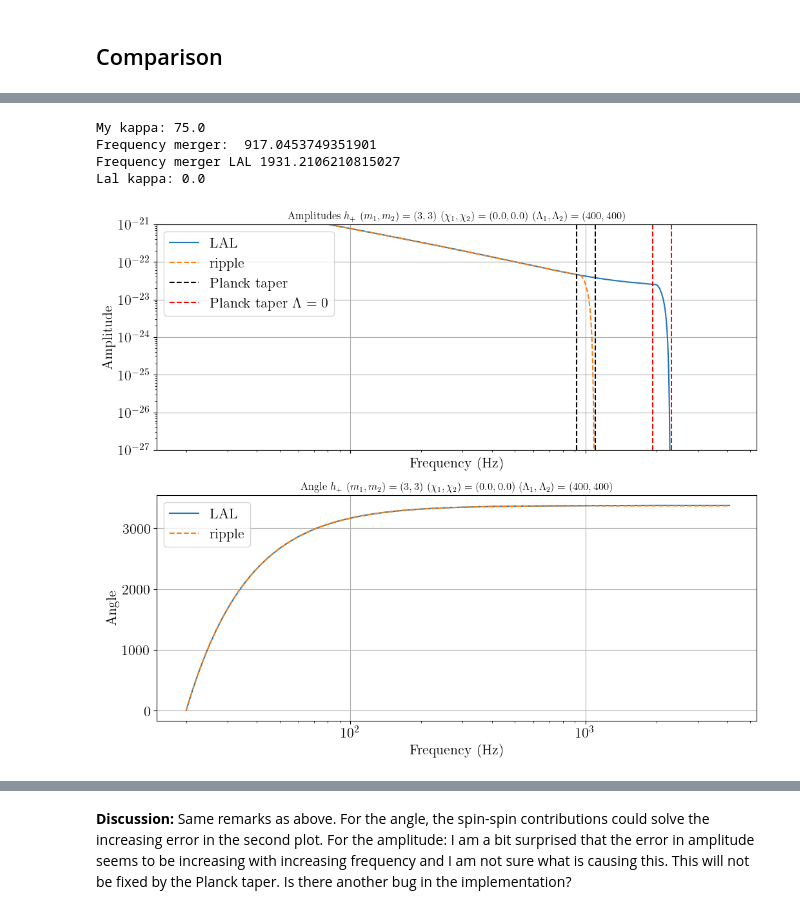
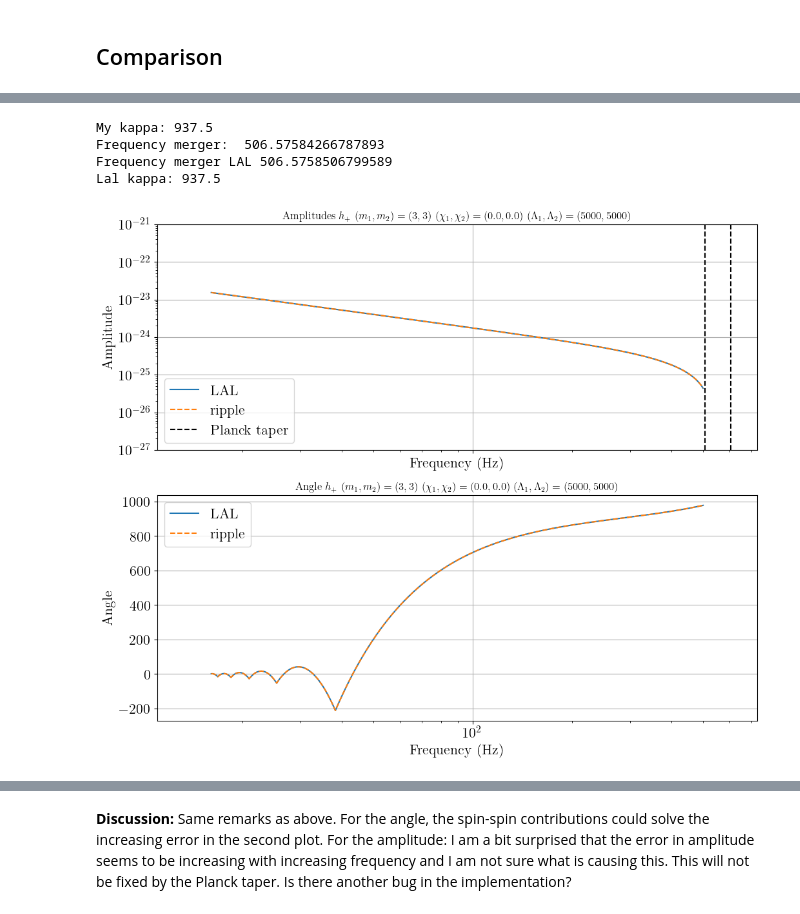
Before and after one commit to tedwards2412/ripple, a Jupyter notebook: notebooks/check_NRTidal.ipynb, the cells around one changed output, grey strips where cells are left out. Drawn from its saved outputs; the diff is of its cells as text; code cells hidden in the pictures.

```diff
--- a/notebooks/check_NRTidal.ipynb
+++ b/notebooks/check_NRTidal.ipynb
@@ -48,15 +53,17 @@ Get the frequency grid:
 # Frequency grid
 T = 16
 f_l = 20.0
+f_l = 16.0
 f_sampling = 2 * 4096
-f_u = f_sampling // 2
+# f_u = f_sampling // 2
+f_u = 500
 f_ref = f_l
 
 delta_t = 1 / f_sampling
 tlen = int(round(T / delta_t))
 freqs = np.fft.rfftfreq(tlen, delta_t)
-# df = freqs[1] - freqs[0]
-df = 0.01
+df = freqs[1] - freqs[0]
+# df = 0.01
 fs = freqs[(freqs > f_l) & (freqs < f_u)]
 # %% [markdown]
 ## Ripple
@@ -111,0 +124,4 @@ from ripple import get_eff_pads, get_match_arr
+# %%
+laldict = lal.CreateDict()
+lalsim.SimInspiralWaveformParamsInsertTidalLambda1(laldict, lambda1)
+lalsim.SimInspiralWaveformParamsInsertTidalLambda2(laldict, lambda2)
@@ -112,6 +130,5 @@ from ripple import get_eff_pads, get_match_arr
 # %%
 IMRphenom = "IMRPhenomD_NRTidalv2"
-IMRphenom = "IMRPhenomD_NRTidal"
 approximant = lalsim.SimInspiralGetApproximantFromString(IMRphenom)
 
 f_ASD, ASD = np.loadtxt("../test/O3Livingston.txt", unpack=True)
@@ -135,13 +152,13 @@ hp, _ = lalsim.SimInspiralChooseFDWaveform(
     inclination,
     phic,
     0,
-    lambda1,
-    lambda2,
+    0,
+    0,
     df,
     f_l,
     f_u,
     f_ref,
-    None,
+    laldict,
     approximant,
 )
 freqs_lal = np.arange(len(hp.data.data)) * df
@@ -152,8 +169,6 @@ freqs_lal = np.arange(len(hp.data.data)) * df
 #     [Mc, eta, theta[2], theta[3], dist_mpc, tc, phic, inclination]
 # )
 # hp_ripple = waveform(theta_ripple)
-pad_low, pad_high = get_eff_pads(fs)
-PSD_vals = np.interp(fs, f_ASD, ASD) ** 2
 
 mask_lal = (freqs_lal > f_l) & (freqs_lal < f_u)
 hp_lalsuite = hp.data.data[mask_lal]
@@ -163,7 +178,7 @@ Quick test:
 ## Comparison
 # %%
 # One frequency variable, just f
-f = fs_ripple
+f = freqs_lal[mask_lal]
 # %%
 a = 0.75
 plt.subplots(1, 1, figsize=(17, 7))
@@ -197,16 +212,12 @@ plt.show()
 # %%
 ## Get the merger frequency to check the Planck taper window
 
-# l1, l2 = lambda1 / ((m1 * MSUN)**5), lambda2 / ((m2 * MSUN)**5)
 l1, l2 = lambda1, lambda2
 merger_params = jnp.array([m1, m2, chi1, chi2, l1, l2])
 print(f"My kappa: {X_NRTidalv2.get_kappa(merger_params)}")
 
 f_merger = X_NRTidalv2._get_merger_frequency(merger_params)
 f_merger = float(f_merger)
-
-l1, l2 = 0, 0
-merger_params = jnp.array([m1, m2, chi1, chi2, l1, l2])
 
 # print("Merger params (m1, m2, chi1, chi2, lambda1, lambda2): ", merger_params)
 print("Frequency merger: ", f_merger)
@@ -243,39 +254,35 @@ print(f"Frequency merger LAL {lal_f_merger}")
 # Kappas
 print(f"Lal kappa: {lal_kappa}")
 
-
-plt.axvline(lal_f_merger, linestyle = "--", color = 'red', label = r'Planck taper $\Lambda = 0$')
-plt.axvline(1.2 * lal_f_merger, linestyle = "--", color = 'red')
-
 plt.title(r"Amplitudes $h_+$ ($m_1, m_2) = ({}, {}$) ($\chi_1, \chi_2) = ({}, {}$) ($\Lambda_1, \Lambda_2) = ({}, {}$)".format(m1, m2, chi1, chi2, lambda1, lambda2))
 plt.yscale('log')
 plt.xscale('log')
 plt.xlabel("Frequency (Hz)")
 plt.ylabel("Amplitude")
 plt.ylim(1e-27, 1e-21)
 plt.xlim(f_l - 5)
 plt.legend()
 
 # Plot the angle or the phase
 plt.subplot(2, 1, 2)
 if plot_angle:
     plt.plot(freqs_lal[mask_lal], angle_lalsuite, "-", label = "LAL")
     plt.plot(fs_ripple, angle_ripple, "--", label = "ripple")
     name = "Angle"
 else:
     plt.plot(freqs_lal[mask_lal], angle_lalsuite, "-", label = "LAL")
     plt.plot(fs_ripple, phase_ripple, "--", label = "ripple")
     name = "Phase"
 plt.legend()
 plt.title(r"{} $h_+$ ($m_1, m_2) = ({}, {}$) ($\chi_1, \chi_2) = ({}, {}$) ($\Lambda_1, \Lambda_2) = ({}, {}$)".format(name, m1, m2, chi1, chi2, lambda1, lambda2))
 plt.xlabel("Frequency (Hz)")
 plt.ylabel(f"{name}")
 plt.xscale('log')
 plt.xlim(f_l - 5)
 plt.show()
 # %% [output]
-My kappa: 75.0
-Frequency merger:  917.0453749351901
-Frequency merger LAL 1931.2106210815027
-Lal kappa: 0.0
+My kappa: 937.5
+Frequency merger:  506.57584266787893
+Frequency merger LAL 506.5758506799589
+Lal kappa: 937.5
-[figure, old version]
+[figure, new version]
```
Also changed, not shown: parts of 25 cells of this notebook, 13 other files.
